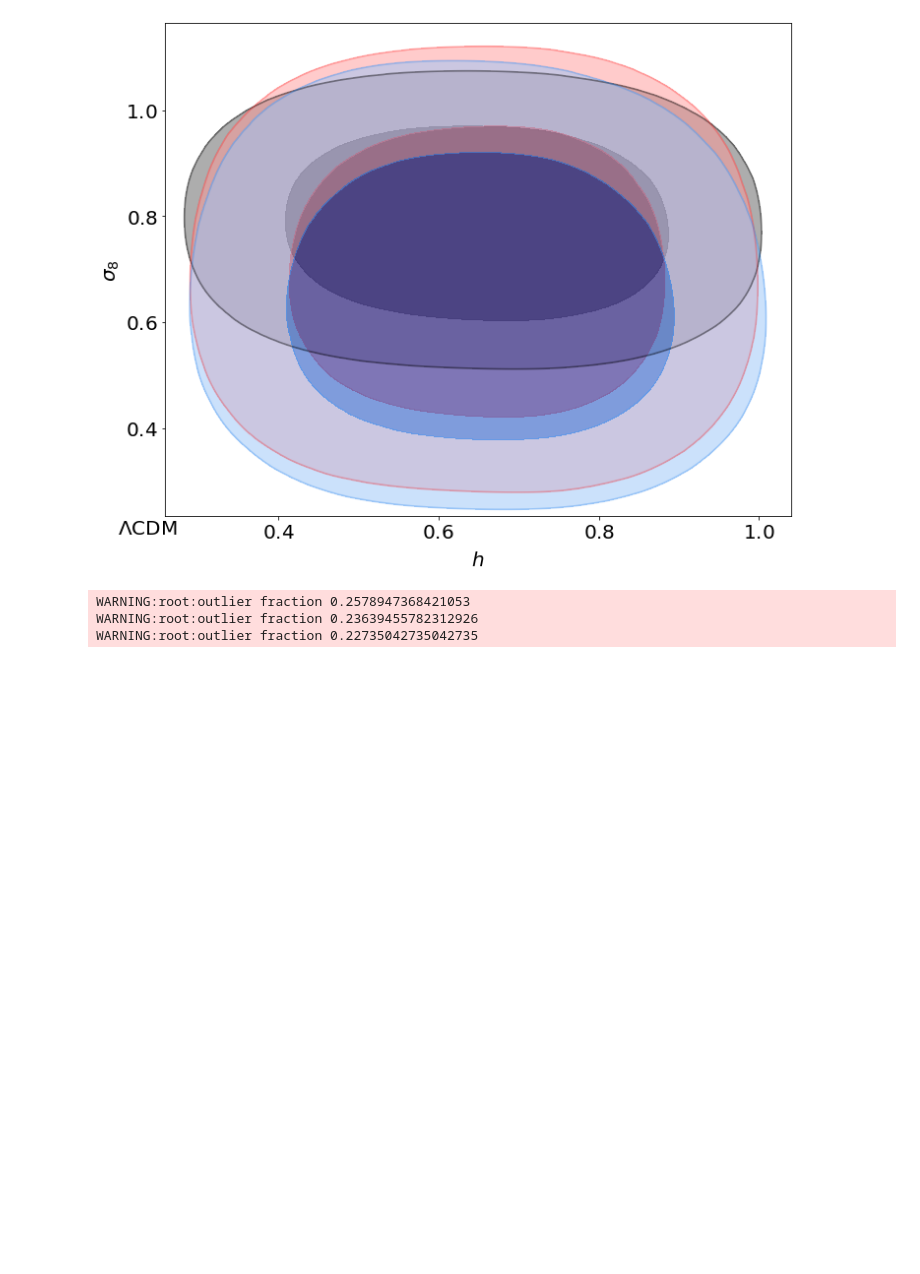
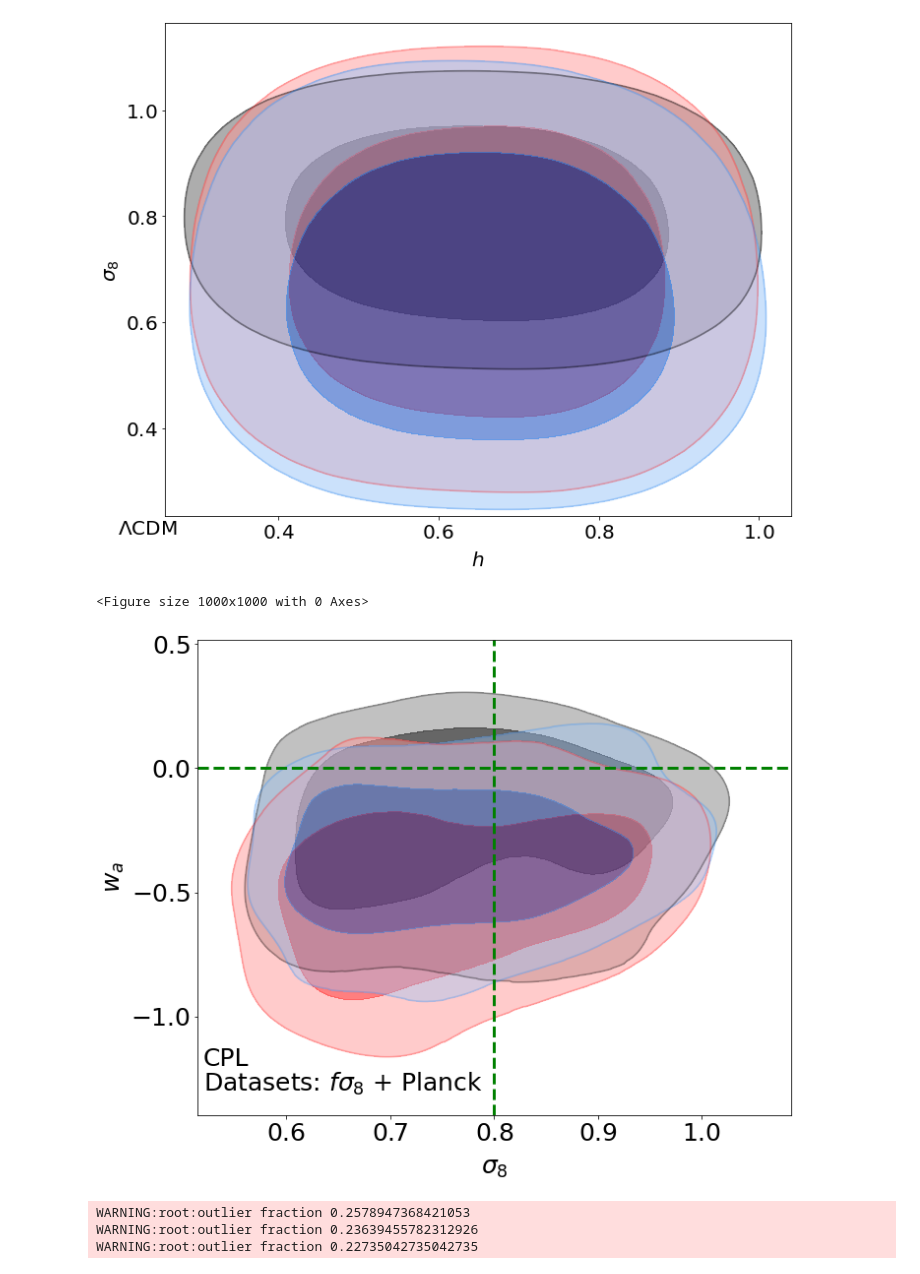
Before and after one commit to igomezv/neuralCosmoReconstruction, a Jupyter notebook: notebooks/getdist_waCDM_crann.ipynb, the cells around one changed output. Cells and saved outputs as stored; diff of their text form; code cells hidden in the pictures; blank space fills up the shorter version.

Commit message:
new plots

```diff
--- a/notebooks/getdist_waCDM_crann.ipynb
+++ b/notebooks/getdist_waCDM_crann.ipynb
@@ -527,6 +527,37 @@ Removed 0.1 as burn in
 /home/cosmocicatais/simpleMC/chains/fs8/LCDM_phy_fs8_nested_dynesty_multi_new_new_1.txt
 Removed 0.1 as burn in
 [figure]
+# %%
+plt.figure(figsize=(10, 10), dpi=100)
+
+g2= plots.getSinglePlotter(chain_dir = dir_name_fs8_planck, width_inch= 10,
+                          ratio = 0.8,
+                          analysis_settings={'smooth_scale_2D': 0.5,
+                                             'smooth_scale_1D': 0.5,
+                                             'ignore_rows': 0.1})
+g2.settings.lab_fontsize = 25
+g2.settings.legend_fontsize = 25
+g2.settings.axes_fontsize = 25
+
+g2.plot_2d(roots_fs8_planck, 's8', 'wa', colors=['black', 'red'], filled=True,
+           alphas = [0.6, 0.5, 0.4],
+          legend_loc='upper right')
+
+# g2.add_legend(['Original', 'FFNN',
+#                                'FFNN+MC-DO'])
+
+g2.add_x_marker(0.8, color='green', lw=3.0)
+g2.add_y_marker(0, color='green', lw=3.0)
+# plt.xlim(-1.6,0.5)
+# plt.ylim(-2.2,1.5)
+# plt.text(-1.41, -1.1, 'CPL', fontsize=25)
+# plt.text(-1.41, -1.3, 'Datasets: $f_{\sigma_8}$ + Planck', fontsize=25)
+plt.text(0.52, -1.2, 'CPL', fontsize=25)
+plt.text(0.52, -1.3, 'Datasets: $f \sigma_8$ + Planck', fontsize=25)
+plt.savefig('postFS8plancks8wa.png')
+# %% [output]
+<Figure size 1000x1000 with 0 Axes>
+[figure, added]
 # %%
 plt.figure(figsize=(10, 10), dpi=100)
 
```
